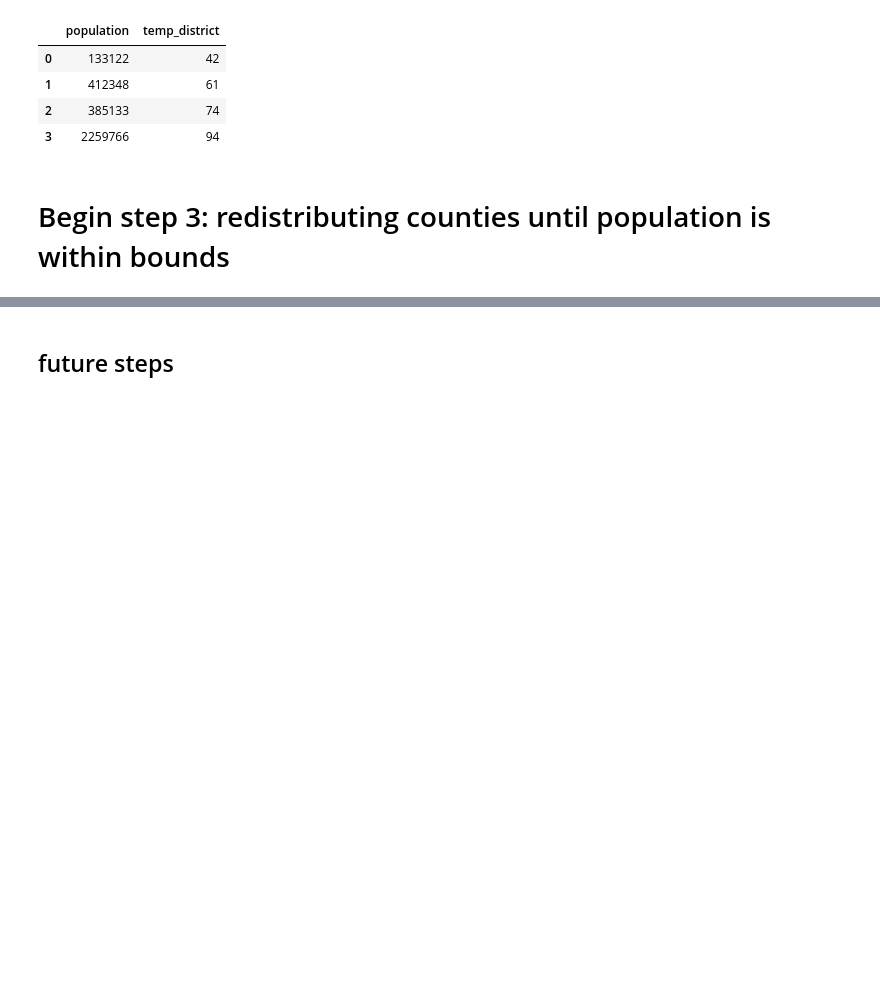
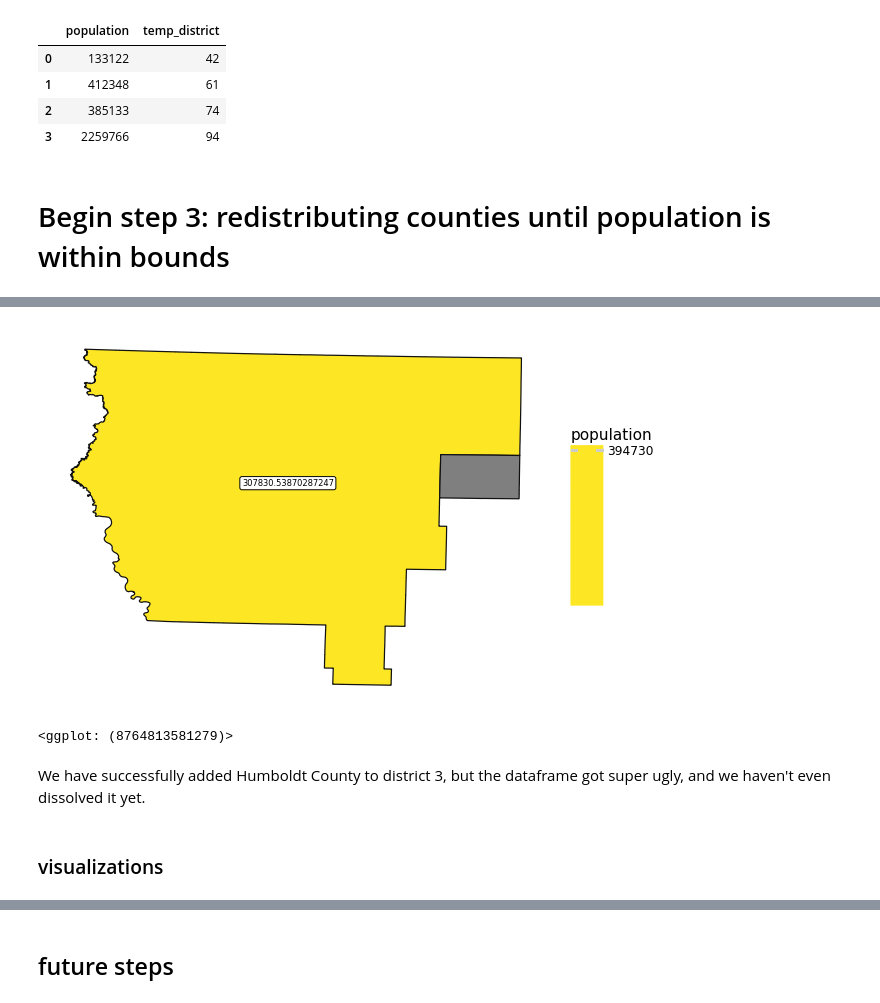
Before and after one commit to stefaniegwangphd/ia-redistricting, a Jupyter notebook: Iowa_contiguousdistricting.ipynb, the cells around one changed output, grey strips where cells are left out. Saved outputs shown, nothing was run; the diff lists cells and outputs as text; code cells hidden in the pictures; blank space fills up the shorter version.

```diff
--- a/Iowa_contiguousdistricting.ipynb
+++ b/Iowa_contiguousdistricting.ipynb
@@ -951,0 +806,12 @@ map_merged_districts(foo_cutout,'temp_district')
+# %%
+boo_big = foosmall.overlay(foomoving,how='union')
+boo_big.loc[0,'population'] = boo_big.loc[0,'population'] + foomoving.loc[2,'population_2']
+
+# foo_cutout['xcentr_lon'] = foo_cutout.centroid.x
+# foo_cutout['ycentr_lat'] = foo_cutout.centroid.y
+
+# foo_cutout
+
+boo_big
+
+# new population is wrong somehow?? should be 2259766 - 9597 = 2250169
@@ -951,0 +822,9 @@ map_merged_districts(foo_cutout,'temp_district')
+# %%
+map_merged_districts(boo_big,'xcentr_lon')
+# %% [output]
+[figure, added]
+<ggplot: (8764813581279)>
+# %% [markdown]
+We have successfully added Humboldt County to district 3, but the dataframe got super ugly, and we haven't even dissolved it yet.
+# %% [markdown]
+### visualizations
```
Also changed, not shown: parts of 83 cells of this notebook.
